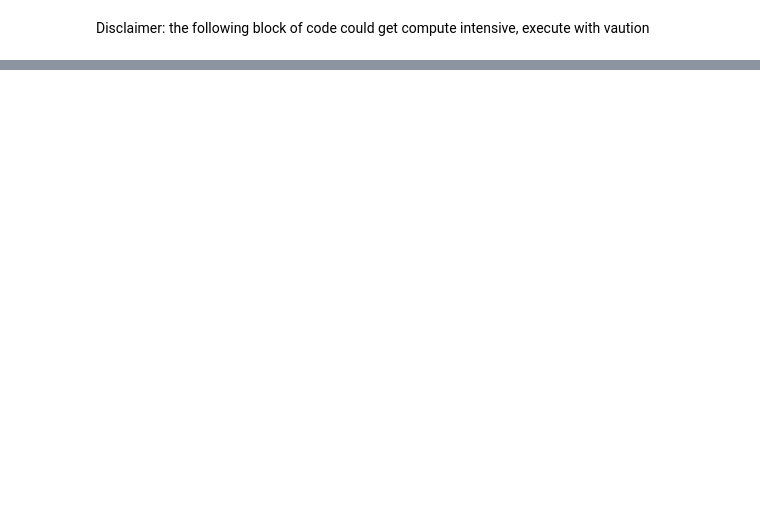
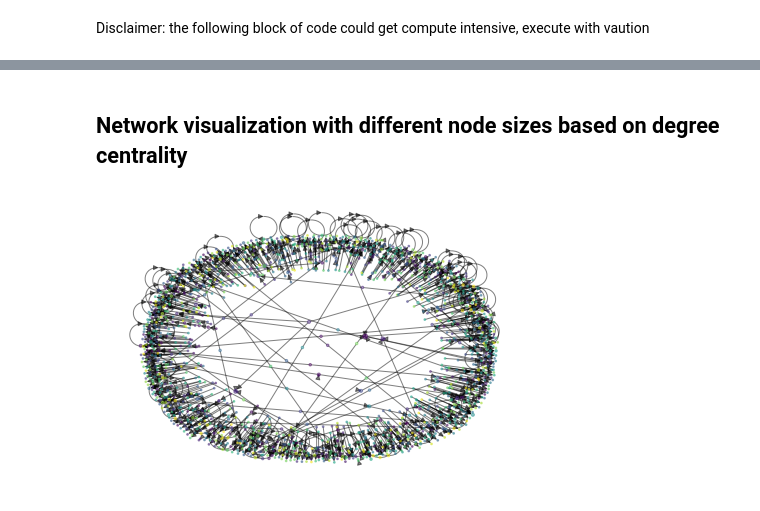
Before and after one commit to udaykumar1997/Slashdot-Social-Network-Analysis, a Jupyter notebook: Main.ipynb, the cells around one changed output, grey strips where cells are left out. Cells and saved outputs as stored; diff of their text form; code cells hidden in the pictures; blank space fills up the shorter version.

```diff
--- a/Main.ipynb
+++ b/Main.ipynb
@@ -119,0 +129,7 @@ plt.show()
+# %% [markdown]
+## Network visualization with different node sizes based on degree centrality
+# %%
+node_size = [degree_centrality[node] * 5000 for node in G.nodes()]
+nx.draw(G, pos, node_size=node_size, node_color=node_color, with_labels=False, alpha=0.5)
+# %% [output]
+[figure, added]
```
Also changed, not shown: parts of 38 cells of this notebook, 14 other files.
